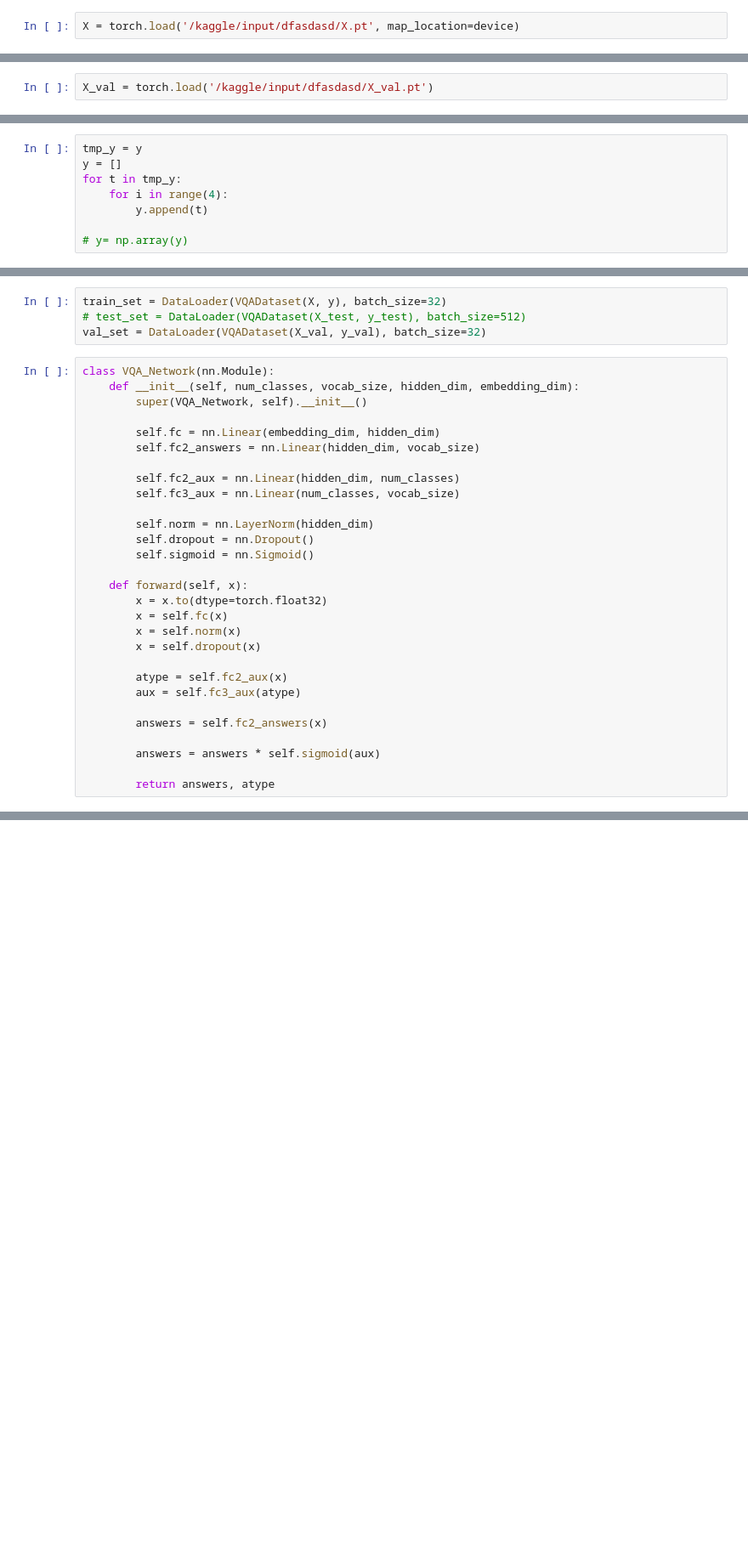
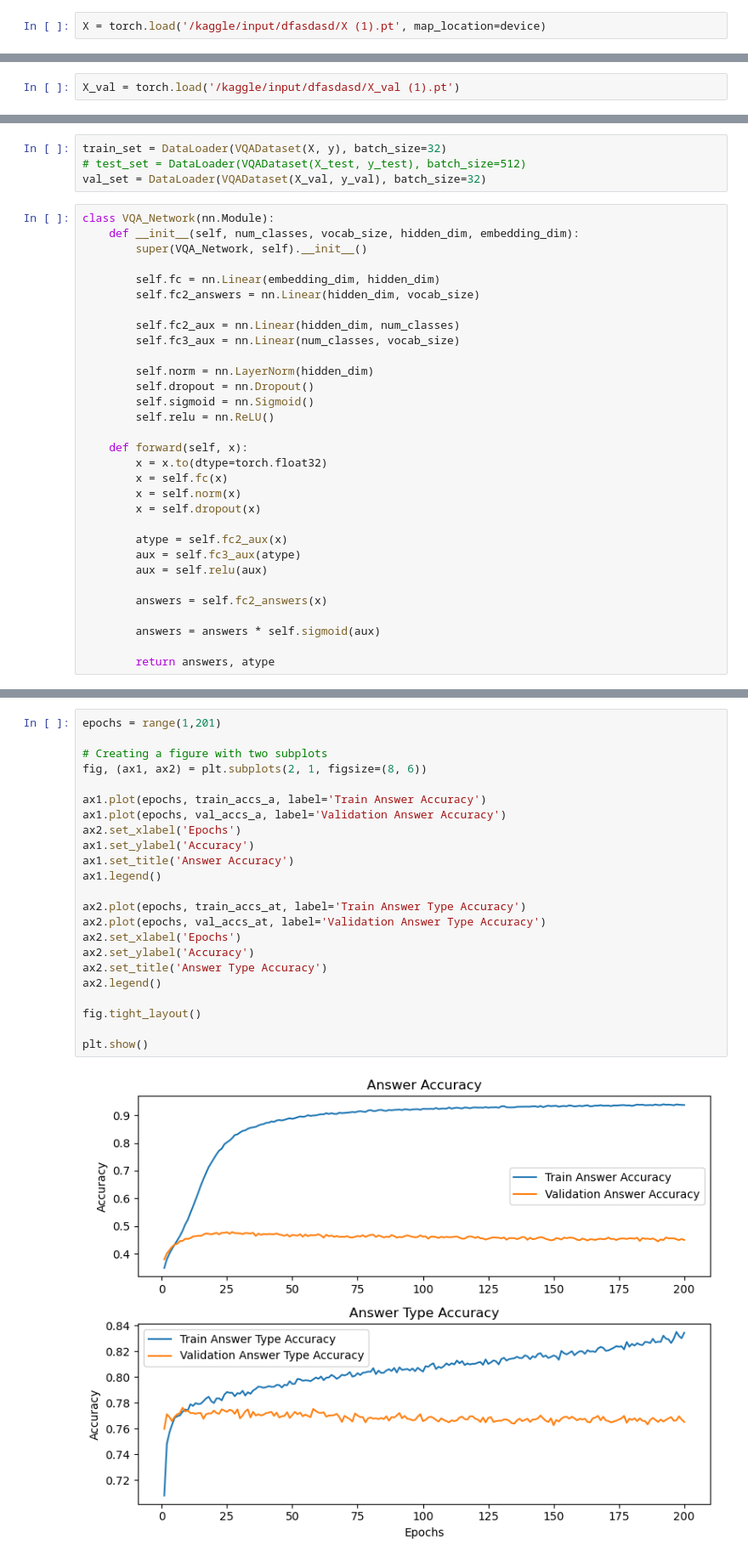
Before and after one commit to mawhab/Visual-Question-Answering, a Jupyter notebook: VQA.ipynb, the cells around one changed output, grey strips where cells are left out. Shown at 85% size. Cells and saved outputs as stored; diff of their text form; blank space fills up the shorter version.

Commit message:
Kaggle Notebook | VQAasg4 | Version 6

```diff
--- a/VQA.ipynb
+++ b/VQA.ipynb
@@ -259,6 +257,6 @@ Checkpoint at: 19000
 # %%
 torch.save(X,'/kaggle/working/X.pt')
 # %%
-X = torch.load('/kaggle/input/dfasdasd/X.pt', map_location=device)
+X = torch.load('/kaggle/input/dfasdasd/X (1).pt', map_location=device)
 # %%
 X_val = create_X(val_df)
@@ -270,7 +263,7 @@ Checkpoint at: 3000
 # %%
 torch.save(X_val,'/kaggle/working/X_val.pt')
 # %%
-X_val = torch.load('/kaggle/input/dfasdasd/X_val.pt')
+X_val = torch.load('/kaggle/input/dfasdasd/X_val (1).pt')
 # %%
 lb_types = preprocessing.LabelBinarizer()
 
@@ -297,14 +290,6 @@ lb_answers.classes_.shape
 (4856,)
 # %%
 y = [(a_type, a) for a_type, a in zip(encoded_answer_types, encoded_answers)]
-# %%
-tmp_y = y
-y = []
-for t in tmp_y:
-    for i in range(4):
-        y.append(t)
-
-# y= np.array(y)
 # %%
 val_encoded_answer_types = lb_types.transform(val_answer_types)
 val_encoded_answers = lb_answers.transform(val_answers)
@@ -370,6 +355,7 @@ class VQA_Network(nn.Module):
         self.norm = nn.LayerNorm(hidden_dim)
         self.dropout = nn.Dropout()
         self.sigmoid = nn.Sigmoid()
+        self.relu = nn.ReLU()
 
     def forward(self, x):
         x = x.to(dtype=torch.float32)
@@ -379,6 +365,7 @@ class VQA_Network(nn.Module):
 
         atype = self.fc2_aux(x)
         aux = self.fc3_aux(atype)
+        aux = self.relu(aux)
 
         answers = self.fc2_answers(x)
 
@@ -517,3 +509,28 @@ lb_types.classes_
+# %%
+epochs = range(1,201)
+
+# Creating a figure with two subplots
+fig, (ax1, ax2) = plt.subplots(2, 1, figsize=(8, 6))
+
+ax1.plot(epochs, train_accs_a, label='Train Answer Accuracy')
+ax1.plot(epochs, val_accs_a, label='Validation Answer Accuracy')
+ax2.set_xlabel('Epochs')
+ax1.set_ylabel('Accuracy')
+ax1.set_title('Answer Accuracy')
+ax1.legend()
+
+ax2.plot(epochs, train_accs_at, label='Train Answer Type Accuracy')
+ax2.plot(epochs, val_accs_at, label='Validation Answer Type Accuracy')
+ax2.set_xlabel('Epochs')
+ax2.set_ylabel('Accuracy')
+ax2.set_title('Answer Type Accuracy')
+ax2.legend()
+
+fig.tight_layout()
+
+plt.show()
+# %% [output]
+[figure, added]
 # %%
 idx = 700
 
```
Also changed, not shown: parts of 14 cells of this notebook.
